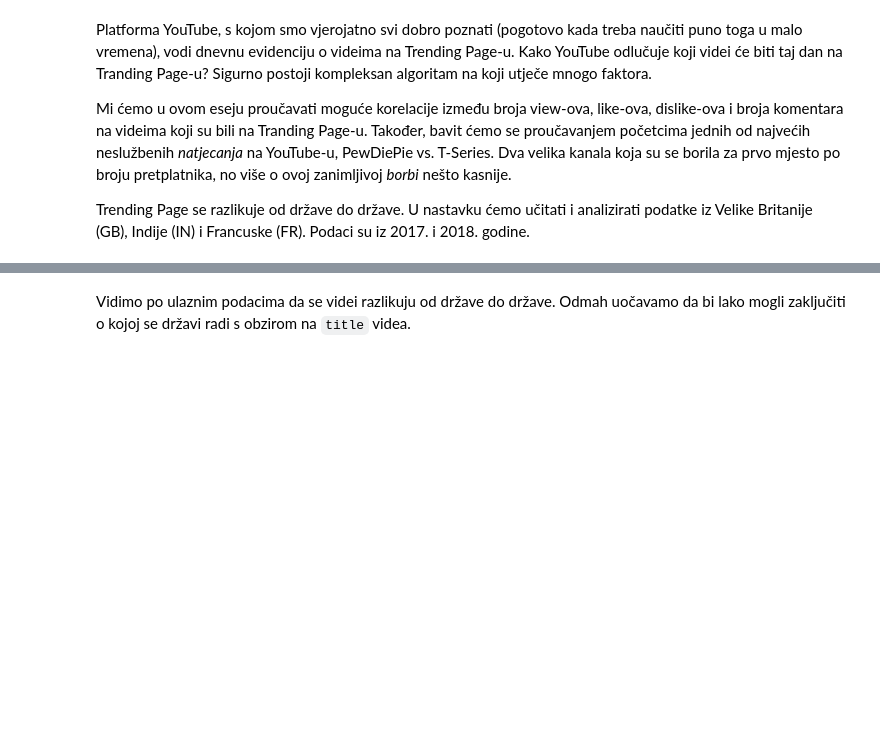
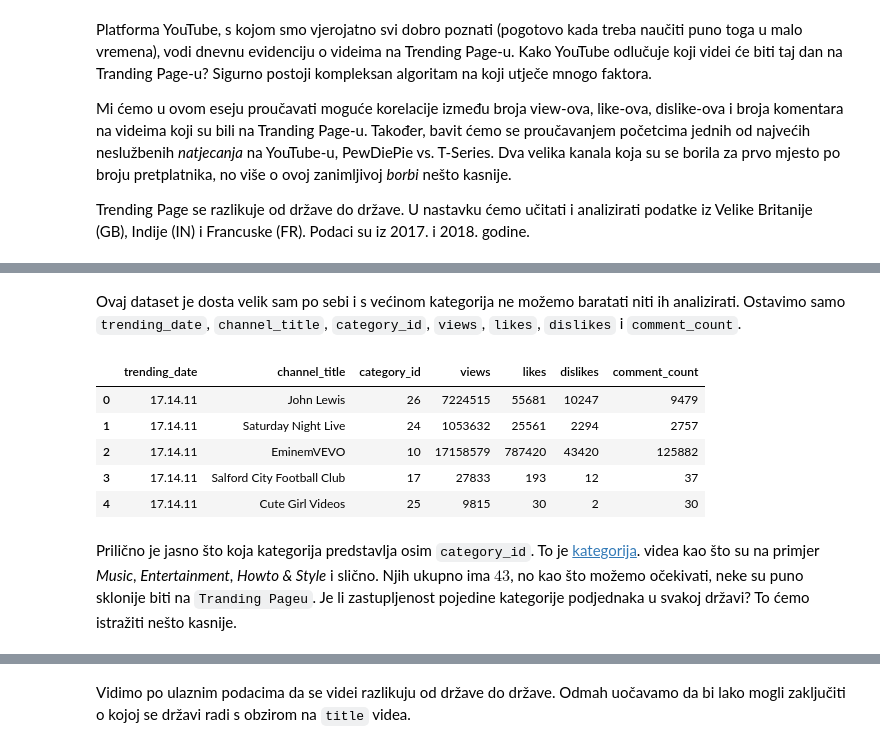
Before and after one commit to evabelc/Esej-1---MS, a Jupyter notebook: Prvi Esej.ipynb, the cells around one changed output, grey strips where cells are left out. Drawn from its saved outputs; the diff is of its cells as text; code cells hidden in the pictures; blank space fills up the shorter version.

```diff
--- a/Prvi Esej.ipynb
+++ b/Prvi Esej.ipynb
@@ -17,3 +22,17 @@ podaciGB.head()
 | 2 | n1WpP7iowLc | 17.14.11 | Eminem - Walk On Water (Audio) ft... | EminemVEVO | 10 | 2017-11-10T17:00:03.000Z | Eminem|"Walk"|"On"|"Water"|"After... | 17158579 | 787420 | ... |
 | 3 | PUTEiSjKwJU | 17.14.11 | Goals from Salford City vs Class ... | Salford City Football Club | 17 | 2017-11-13T02:30:38.000Z | Salford City FC|"Salford City"|"S... | 27833 | 193 | ... |
 | 4 | rHwDegptbI4 | 17.14.11 | Dashcam captures truck's near mis... | Cute Girl Videos | 25 | 2017-11-13T01:45:13.000Z | [none] | 9815 | 30 | ... |
+# %% [markdown]
+Ovaj dataset je dosta velik sam po sebi i s većinom kategorija ne možemo baratati niti ih analizirati. Ostavimo samo `trending_date`, `channel_title`, `category_id`, `views`, `likes`, `dislikes` i `comment_count`.
+# %%
+podaciGB.drop(['video_id', 'title', 'publish_time', 'tags','thumbnail_link', 'comments_disabled','ratings_disabled','video_error_or_removed','description'],axis=1,inplace=True)
+podaciGB.head()
+# %% [output]
+|  | trending_date | channel_title | category_id | views | likes | dislikes | comment_count |
+| 0 | 17.14.11 | John Lewis | 26 | 7224515 | 55681 | 10247 | 9479 |
+| 1 | 17.14.11 | Saturday Night Live | 24 | 1053632 | 25561 | 2294 | 2757 |
+| 2 | 17.14.11 | EminemVEVO | 10 | 17158579 | 787420 | 43420 | 125882 |
+| 3 | 17.14.11 | Salford City Football Club | 17 | 27833 | 193 | 12 | 37 |
+| 4 | 17.14.11 | Cute Girl Videos | 25 | 9815 | 30 | 2 | 30 |
+# %% [markdown]
+Prilično je jasno što koja kategorija predstavlja osim `category_id`. To je [kategorija](https://gist.github.com/dgp/1b24bf2961521bd75d6c). videa kao što su na primjer *Music*, *Entertainment*, *Howto & Style* i slično. Njih ukupno ima $43$, no kao što možemo očekivati, neke su puno sklonije biti na `Tranding Pageu`. Je li zastupljenost pojedine kategorije podjednaka u svakoj državi? To ćemo istražiti nešto kasnije.
```
Also changed, not shown: parts of 7 cells of this notebook.
